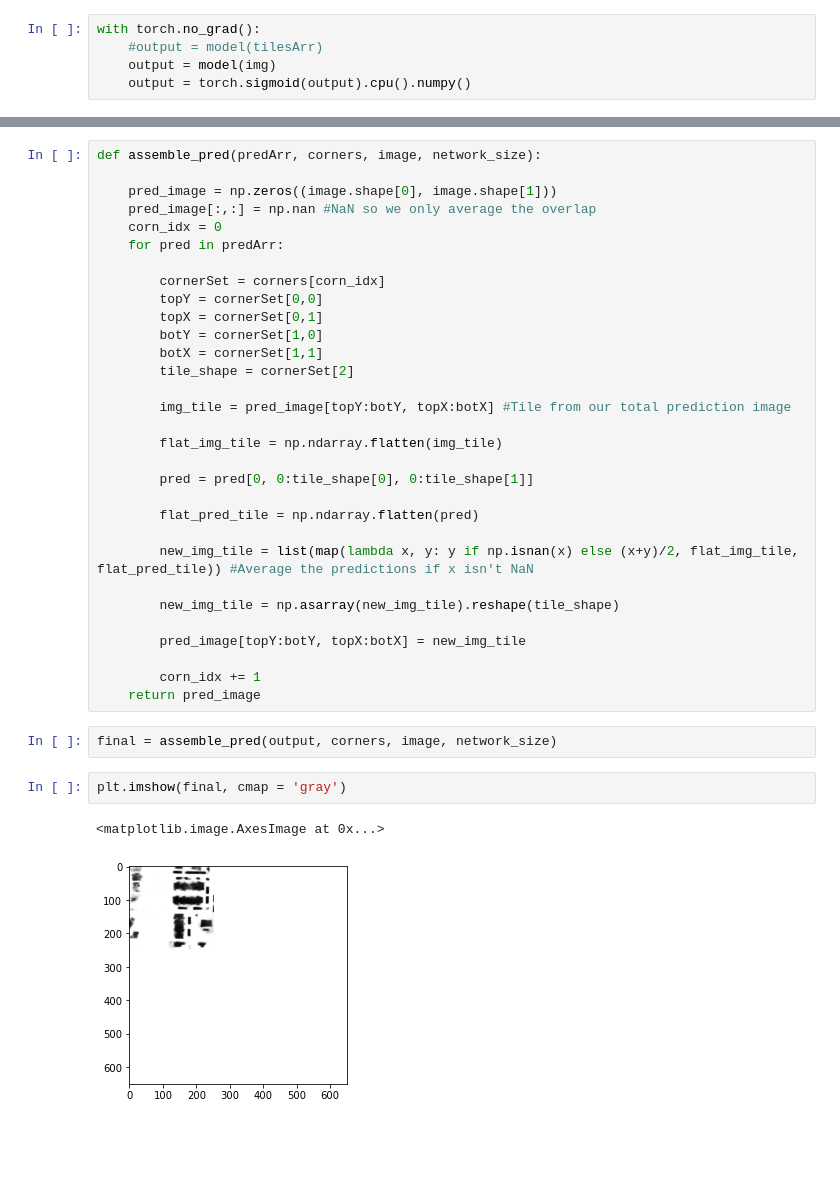
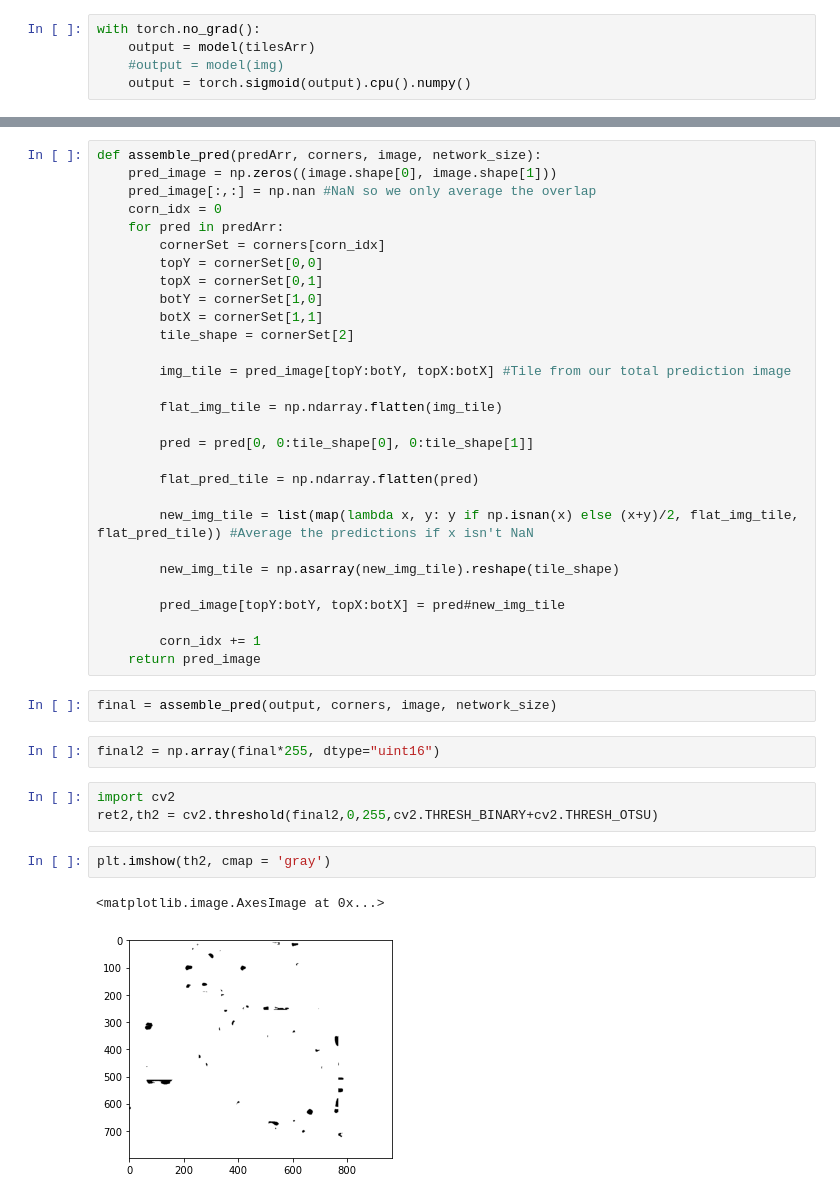
Before and after one commit to bryanjonas/pytorch-nested-unet, a Jupyter notebook: InferenceNotebook.ipynb, the cells around one changed output, grey strips where cells are left out. Cells and saved outputs as stored; diff of their text form; blank space fills up the shorter version.

Commit message:
Working tile

```diff
--- a/InferenceNotebook.ipynb
+++ b/InferenceNotebook.ipynb
@@ -117,5 +99,5 @@ print(type(img))
 # %%
 with torch.no_grad():
-    #output = model(tilesArr)
-    output = model(img)
+    output = model(tilesArr)
+    #output = model(img)
     output = torch.sigmoid(output).cpu().numpy()
@@ -132,12 +105,10 @@ plt.imshow(output[0,0,:,:], cmap = 'gray')
 torch.cuda.empty_cache()
 # %%
 def assemble_pred(predArr, corners, image, network_size):
-
     pred_image = np.zeros((image.shape[0], image.shape[1]))
     pred_image[:,:] = np.nan #NaN so we only average the overlap
     corn_idx = 0
     for pred in predArr:
-
         cornerSet = corners[corn_idx]
         topY = cornerSet[0,0]
         topX = cornerSet[0,1]
@@ -157,14 +128,19 @@ def assemble_pred(predArr, corners, image, network_size):
 
         new_img_tile = np.asarray(new_img_tile).reshape(tile_shape)
 
-        pred_image[topY:botY, topX:botX] = new_img_tile
+        pred_image[topY:botY, topX:botX] = pred#new_img_tile
 
         corn_idx += 1
     return pred_image
 # %%
 final = assemble_pred(output, corners, image, network_size)
+# %%
+final2 = np.array(final*255, dtype="uint16")
+# %%
+import cv2
+ret2,th2 = cv2.threshold(final2,0,255,cv2.THRESH_BINARY+cv2.THRESH_OTSU)
 # %%
-plt.imshow(final, cmap = 'gray')
+plt.imshow(th2, cmap = 'gray')
 # %% [output]
 <matplotlib.image.AxesImage at 0x...>
-[figure, old version]
+[figure, new version]
```
Also changed, not shown: parts of 16 cells of this notebook, 5 other files.
